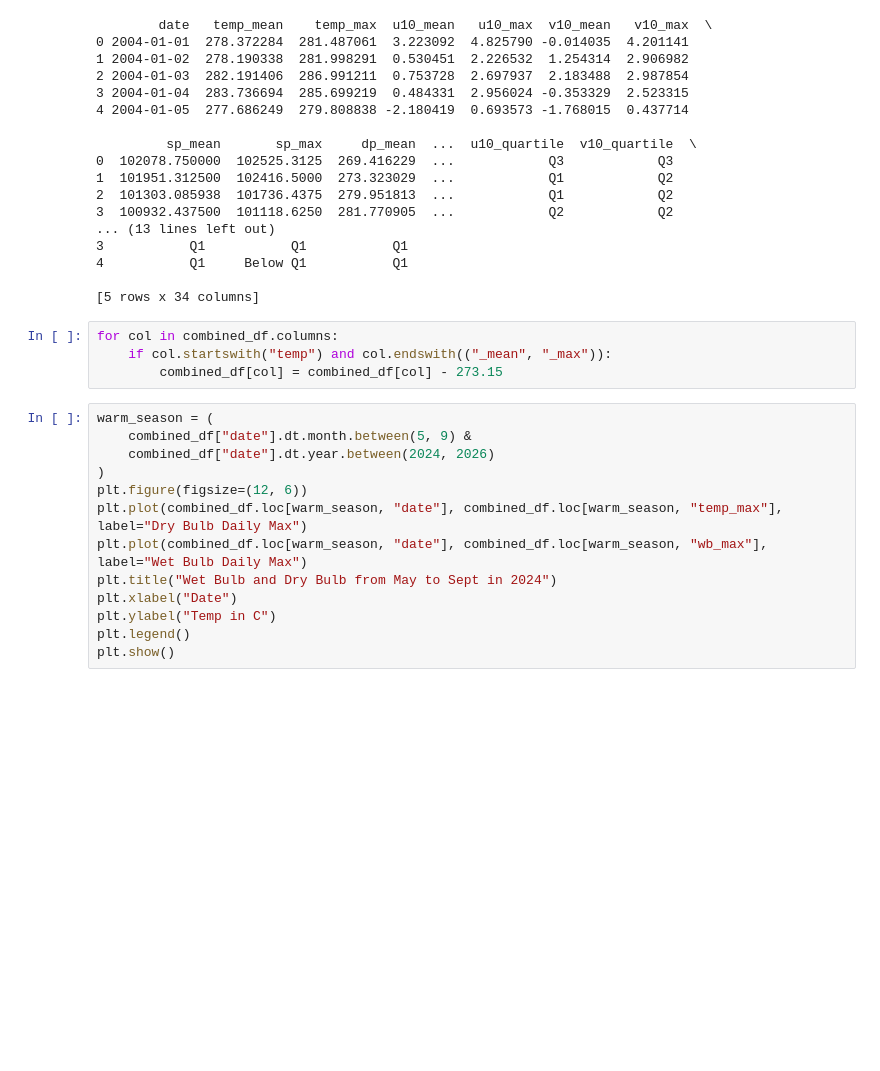
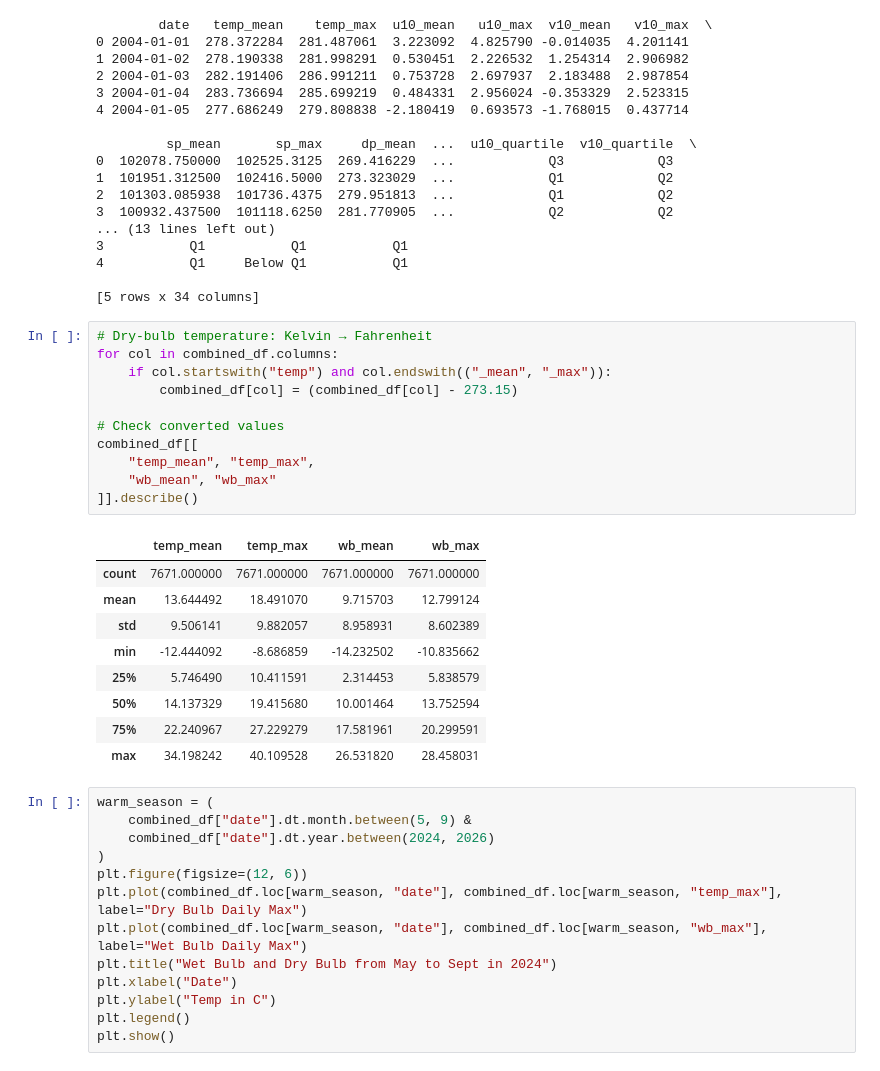
Before and after one commit to stephasharo17/Heat-Island-SOMS, a Jupyter notebook: Temp_WetBulb_Comparison.ipynb, the cells around one changed output. Saved outputs shown, nothing was run; the diff lists cells and outputs as text; blank space fills up the shorter version.

```diff
--- a/Temp_WetBulb_Comparison.ipynb
+++ b/Temp_WetBulb_Comparison.ipynb
@@ -255,9 +255,26 @@ print(combined_df.head())
 
 [5 rows x 34 columns]
 # %%
+# Dry-bulb temperature: Kelvin → Fahrenheit
 for col in combined_df.columns:
     if col.startswith("temp") and col.endswith(("_mean", "_max")):
-        combined_df[col] = combined_df[col] - 273.15
+        combined_df[col] = (combined_df[col] - 273.15)
+
+# Check converted values
+combined_df[[
+    "temp_mean", "temp_max",
+    "wb_mean", "wb_max"
+]].describe()
+# %% [output]
+|  | temp_mean | temp_max | wb_mean | wb_max |
+| count | 7671.000000 | 7671.000000 | 7671.000000 | 7671.000000 |
+| mean | 13.644492 | 18.491070 | 9.715703 | 12.799124 |
+| std | 9.506141 | 9.882057 | 8.958931 | 8.602389 |
+| min | -12.444092 | -8.686859 | -14.232502 | -10.835662 |
+| 25% | 5.746490 | 10.411591 | 2.314453 | 5.838579 |
+| 50% | 14.137329 | 19.415680 | 10.001464 | 13.752594 |
+| 75% | 22.240967 | 27.229279 | 17.581961 | 20.299591 |
+| max | 34.198242 | 40.109528 | 26.531820 | 28.458031 |
 # %%
 warm_season = (
     combined_df["date"].dt.month.between(5, 9) &
```
Also changed, not shown: parts of 2 cells of this notebook.
